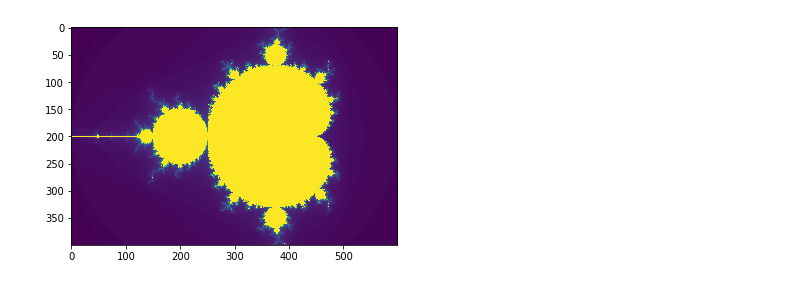
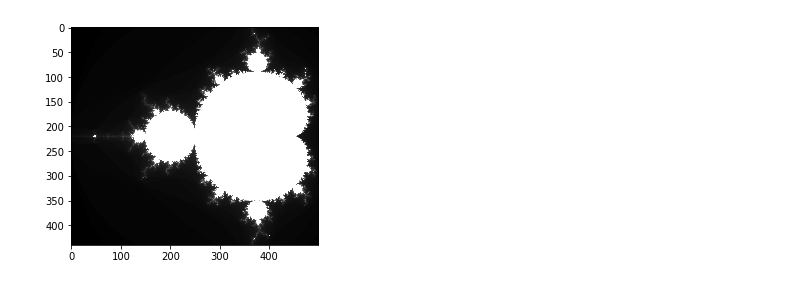
Before and after one commit to jurrew27/stochastic-simulation, a Jupyter notebook: Mandelbrot integration.ipynb, the cells around one changed output. Drawn from its saved outputs; the diff is of its cells as text; code cells hidden in the pictures.

```diff
--- a/Mandelbrot integration.ipynb
+++ b/Mandelbrot integration.ipynb
@@ -10,9 +10,9 @@ MAX_ITER = 100
 
 # Define range of complex numbers
 RE_START = -2
-RE_END = 1
-IM_START = -1
-IM_END = 1
+RE_END = 0.5
+IM_START = -1.1
+IM_END = 1.1
 
 # Compute Mandelbrot set as f_c(z) = z^2 + c while z is in
 # range [-2, 2] and n below the maximum number of iterations
@@ -25,15 +25,15 @@ def mandelbrot(c, max_iter):
 # %%
 # Compute number of iterations possible in Mandelbrot calculation for
 # complex numbers in range [RE_START + IM_START * i, RE_END + IM_END * i]
-image = np.zeros((400, 600))
+image = np.zeros((440, 500))
 for x, y in np.ndindex(image.shape):
     c = complex(RE_START + (y / image.shape[1]) * (RE_END - RE_START),
                     IM_START + (x / image.shape[0]) * (IM_END - IM_START))
     image[x,y] = mandelbrot(c, 100)
 
-plt.imshow(image)
+plt.imshow(image, cmap='gray')
 plt.show()
 # %% [output]
-[figure, old version]
+[figure, new version]
 # %%
 # Take s Monte Carlo samples from the Mandelbrot set
```
Also changed, not shown: parts of 18 cells of this notebook.
